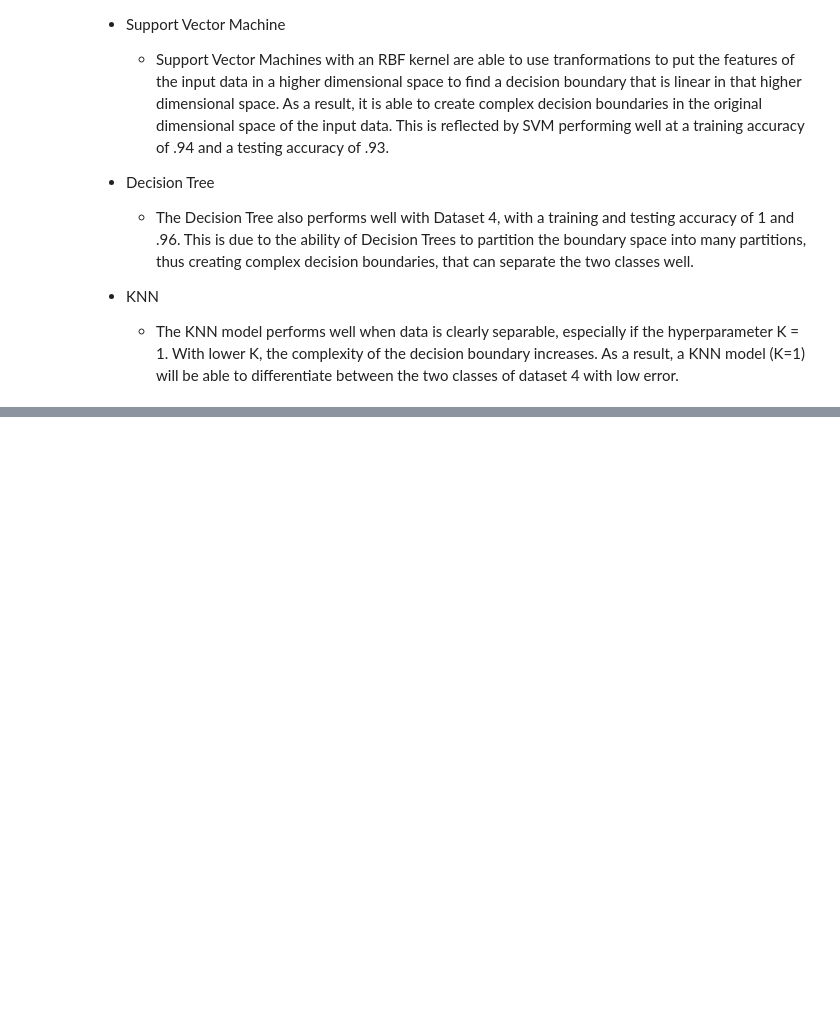
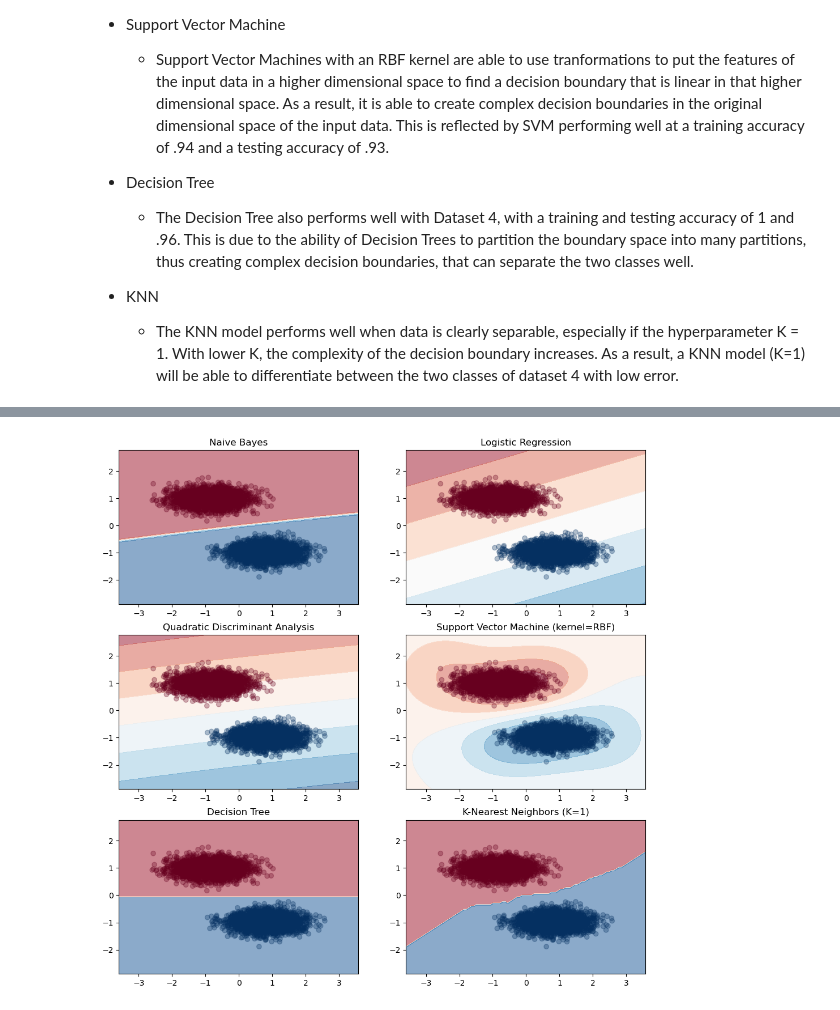
Before and after one commit to lau-allen/classifier-models-comparison, a Jupyter notebook: hw3p3.ipynb, the cells around one changed output, grey strips where cells are left out. Drawn from its saved outputs; the diff is of its cells as text; code cells hidden in the pictures; blank space fills up the shorter version.

```diff
--- a/hw3p3.ipynb
+++ b/hw3p3.ipynb
@@ -213,8 +217,9 @@ models = {'Naive Bayes':GaussianNB(),
 # %%
 #function for model training
 def model_training(models,x,y):
+    new_models=copy.deepcopy(models)
     trained_models = {}
-    for name, model in models.items():
+    for name, model in new_models.items():
         trained_models[name]=model.fit(x,y)
     return trained_models
 # %% [markdown]
@@ -506,0 +518,22 @@ Takeaways from the classification reports for dataset 4:
+# %%
+def boundary_figure(x_train,x_test,y_train,y_test,models):
+    #visualization of the created datasets
+    fig, ax = plt.subplots(3,2,figsize=(12,12))
+    ax = ax.ravel()
+    pos=0
+
+    #combining training and testing data
+    x = np.vstack((x_train,x_test))
+    y = np.hstack((y_train,y_test))
+
+    #for loop to populate subplot with illustrations of the decision boundaries
+    for name, model in models.items():
+        DecisionBoundaryDisplay.from_estimator(model,x_train,alpha=.5,ax=ax[pos],cmap=cmap)
+        ax[pos].scatter(x=x[:,0],y=x[:,1], alpha=.3,c=y,cmap=cmap)
+        ax[pos].title.set_text(name)
+        pos+=1
+# %%
+#decision boundaries for dataset 1
+boundary_figure(x1_train,x1_test,y1_train,y1_test,trained_models1)
+# %% [output]
+[figure, added]
```
Also changed, not shown: parts of 9 cells of this notebook.
